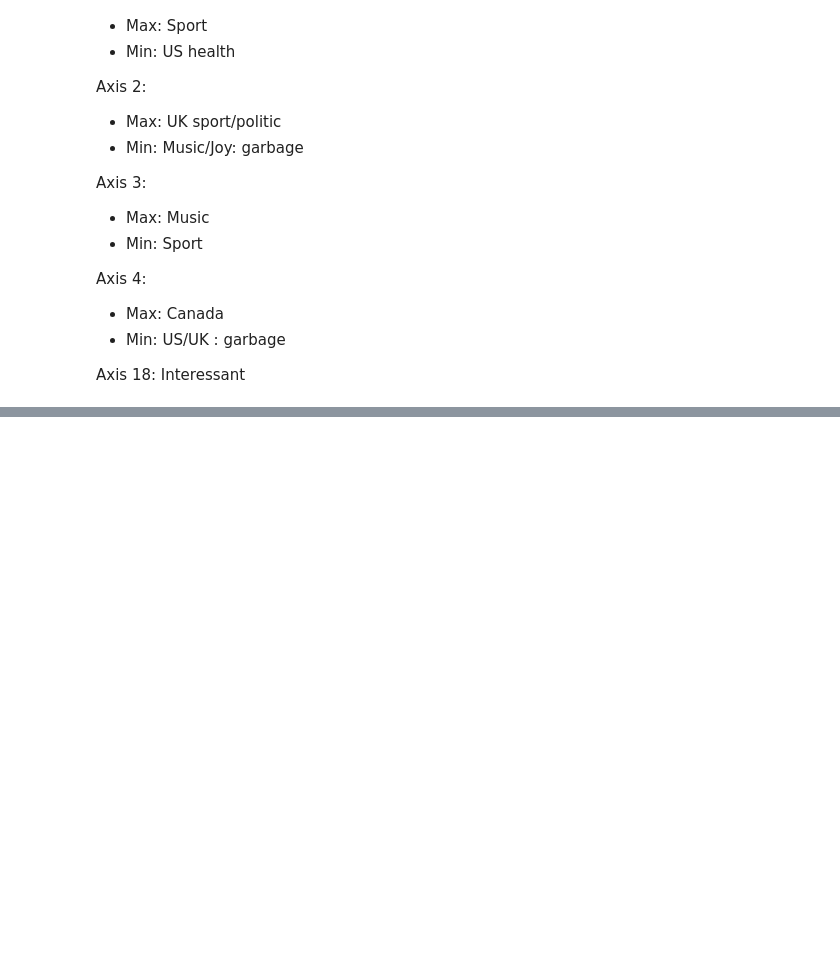
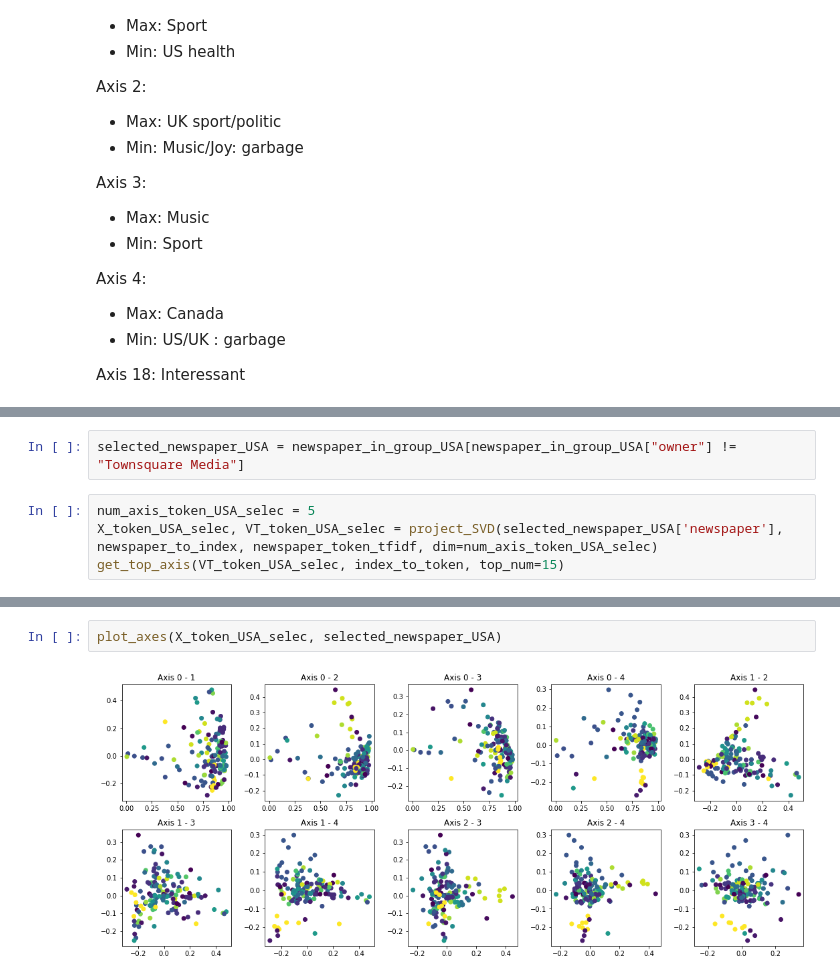
Before and after one commit to epfl-ada/ada-2021-project-mahj, a Jupyter notebook: PCA2D.ipynb, the cells around one changed output, grey strips where cells are left out. Drawn from its saved outputs; the diff is of its cells as text; blank space fills up the shorter version.

```diff
--- a/PCA2D.ipynb
+++ b/PCA2D.ipynb
@@ -491,0 +538,6 @@ save(p)
+# %%
+selected_newspaper_USA = newspaper_in_group_USA[newspaper_in_group_USA["owner"] != "Townsquare Media"]
+# %%
+num_axis_token_USA_selec = 5
+X_token_USA_selec, VT_token_USA_selec = project_SVD(selected_newspaper_USA['newspaper'], newspaper_to_index, newspaper_token_tfidf, dim=num_axis_token_USA_selec)
+get_top_axis(VT_token_USA_selec, index_to_token, top_num=15)
@@ -491,0 +572,4 @@ save(p)
+# %%
+plot_axes(X_token_USA_selec, selected_newspaper_USA)
+# %% [output]
+[figure, added]
```
Also changed, not shown: parts of 36 cells of this notebook.
